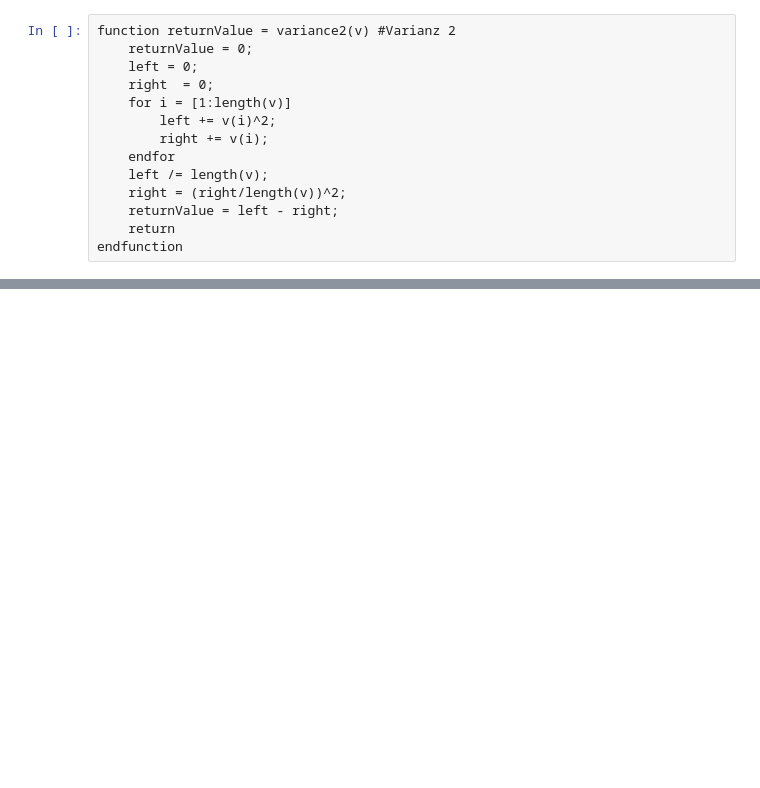
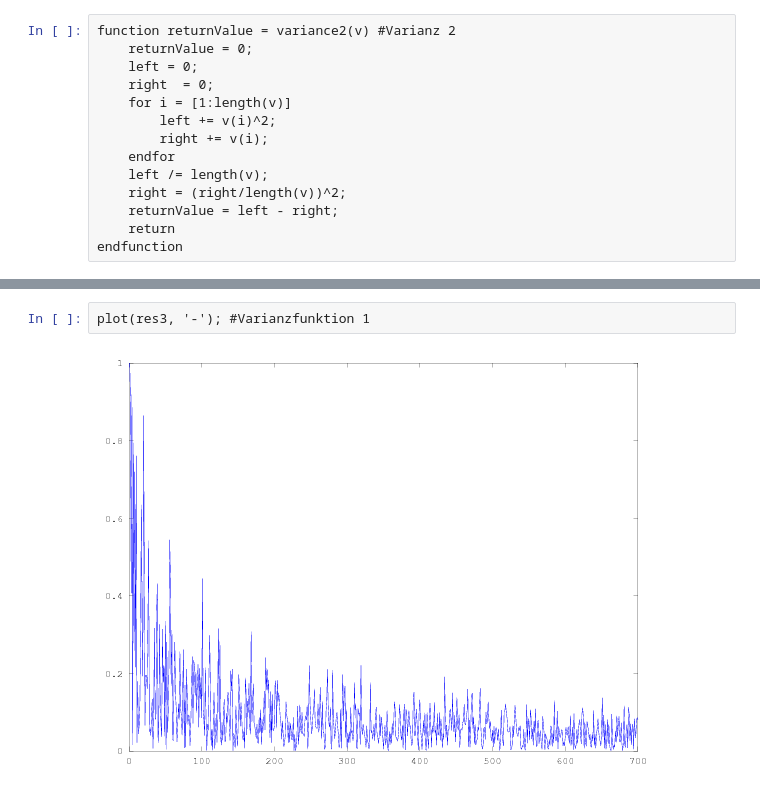
Before and after one commit to zoidberg77/num, a Jupyter notebook: UE2_Lorenz/UE2_Programme.ipynb, the cells around one changed output, grey strips where cells are left out. Drawn from its saved outputs; the diff is of its cells as text; blank space fills up the shorter version.

```diff
--- a/UE2_Lorenz/UE2_Programme.ipynb
+++ b/UE2_Lorenz/UE2_Programme.ipynb
@@ -67,0 +163,4 @@ printf('%.30f\n', variance1(v) - variance2(v)) #Zeig uns die Differenz
+# %%
+plot(res3, '-'); #Varianzfunktion 1
+# %% [output]
+[figure, added]
```
Also changed, not shown: parts of 20 cells of this notebook, 1 other file.
